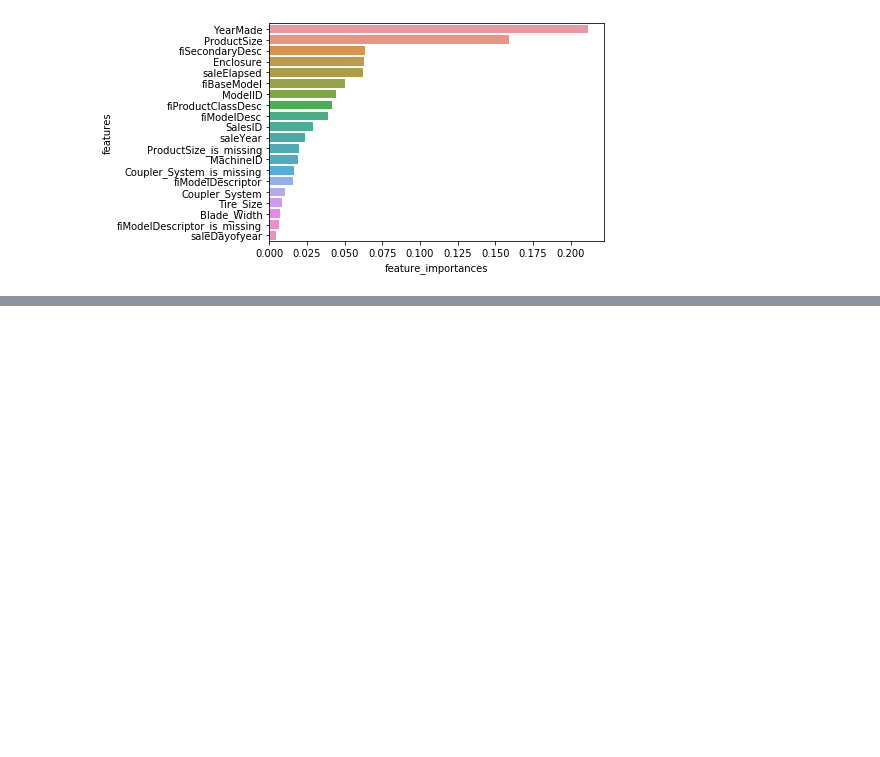
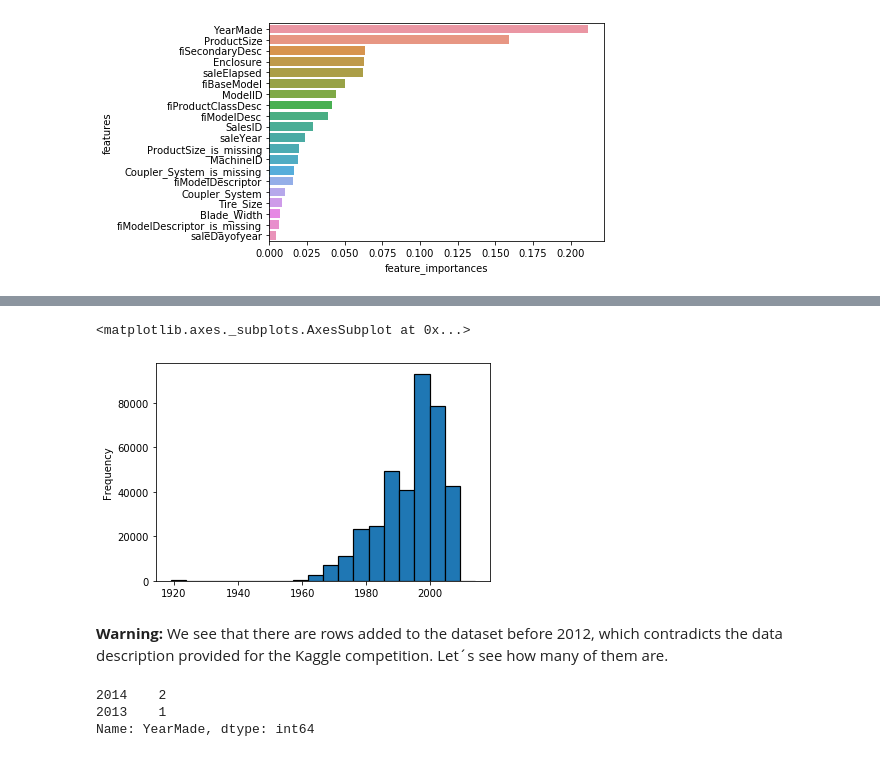
Before and after one commit to JAMorello/data-science-exercises, a Jupyter notebook: Machine Learning/bulldozer-price-prediction-project/bulldozer-price-prediction-project.ipynb, the cells around one changed output, grey strips where cells are left out. Drawn from its saved outputs; the diff is of its cells as text; code cells hidden in the pictures; blank space fills up the shorter version.

```diff
--- a/Machine Learning/bulldozer-price-prediction-project/bulldozer-price-prediction-project.ipynb
+++ b/Machine Learning/bulldozer-price-prediction-project/bulldozer-price-prediction-project.ipynb
@@ -639,0 +747,14 @@ plot_features(X_train.columns, ideal_rfr.feature_importances_)
+# %%
+orig_copy[orig_copy['YearMade'] >= 1919]['YearMade'].plot.hist(bins=20,
+                                                            edgecolor='black', linewidth=1.2)
+# %% [output]
+<matplotlib.axes._subplots.AxesSubplot at 0x...>
+[figure, added]
+# %% [markdown]
+**Warning:** We see that there are rows added to the dataset before 2012, which contradicts the data description provided for the Kaggle competition. Let´s see how many of them are.
+# %%
+orig_copy[orig_copy['YearMade'] > 2012]['YearMade'].value_counts()
+# %% [output]
+2014    2
+2013    1
+Name: YearMade, dtype: int64
```
Also changed, not shown: parts of 35 cells of this notebook.
